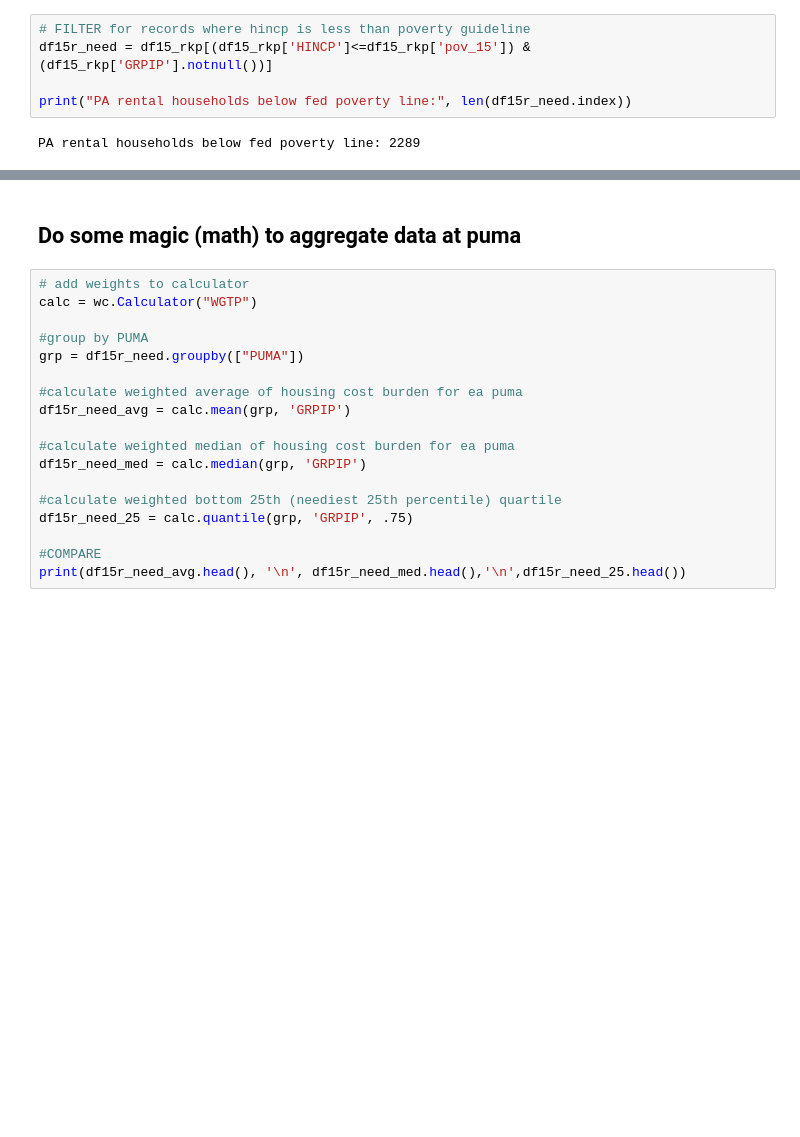
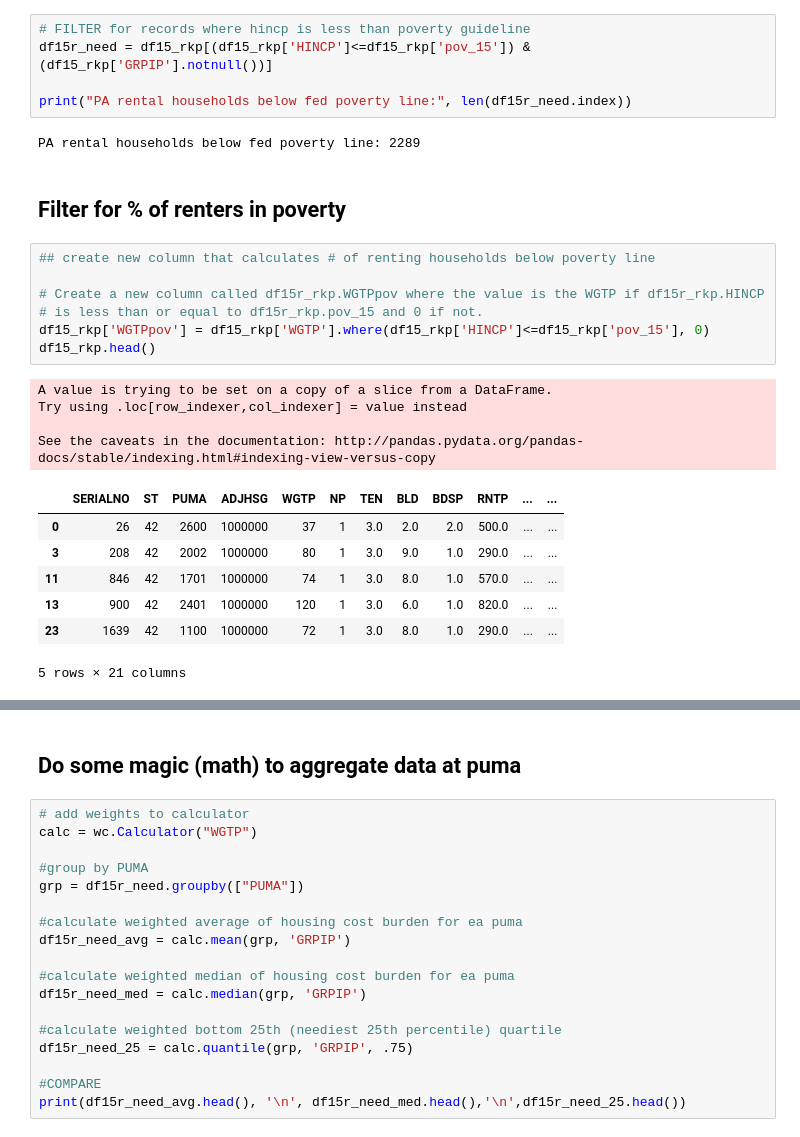
Before and after one commit to epkh/bigdataproject, a Jupyter notebook: acs15_1yr_poverty_income.ipynb, the cells around one changed output, grey strips where cells are left out. Cells and saved outputs as stored; diff of their text form; blank space fills up the shorter version.

Commit message:
updated python notebook with poverty code and added two csvs on percent pop in poverty

```diff
--- a/acs15_1yr_poverty_income.ipynb
+++ b/acs15_1yr_poverty_income.ipynb
@@ -131,3 +131,24 @@ df15r_need = df15_rkp[(df15_rkp['HINCP']<=df15_rkp['pov_15']) & (df15_rkp['GRPIP
 print("PA rental households below fed poverty line:", len(df15r_need.index))
 # %% [output]
 PA rental households below fed poverty line: 2289
+# %% [markdown]
+## Filter for % of renters in poverty
+# %%
+## create new column that calculates # of renting households below poverty line
+
+# Create a new column called df15r_rkp.WGTPpov where the value is the WGTP if df15r_rkp.HINCP
+# is less than or equal to df15r_rkp.pov_15 and 0 if not.
+df15_rkp['WGTPpov'] = df15_rkp['WGTP'].where(df15_rkp['HINCP']<=df15_rkp['pov_15'], 0)
+df15_rkp.head()
+# %% [output]
+A value is trying to be set on a copy of a slice from a DataFrame.
+Try using .loc[row_indexer,col_indexer] = value instead
+
+See the caveats in the documentation: http://pandas.pydata.org/pandas-docs/stable/indexing.html#indexing-view-versus-copy
+|  | SERIALNO | ST | PUMA | ADJHSG | WGTP | NP | TEN | BLD | BDSP | RNTP | ... | ... |
+| 0 | 26 | 42 | 2600 | 1000000 | 37 | 1 | 3.0 | 2.0 | 2.0 | 500.0 | ... | ... |
+| 3 | 208 | 42 | 2002 | 1000000 | 80 | 1 | 3.0 | 9.0 | 1.0 | 290.0 | ... | ... |
+| 11 | 846 | 42 | 1701 | 1000000 | 74 | 1 | 3.0 | 8.0 | 1.0 | 570.0 | ... | ... |
+| 13 | 900 | 42 | 2401 | 1000000 | 120 | 1 | 3.0 | 6.0 | 1.0 | 820.0 | ... | ... |
+| 23 | 1639 | 42 | 1100 | 1000000 | 72 | 1 | 3.0 | 8.0 | 1.0 | 290.0 | ... | ... |
+5 rows × 21 columns
```
Also changed, not shown: parts of 8 cells of this notebook, 2 other files.
